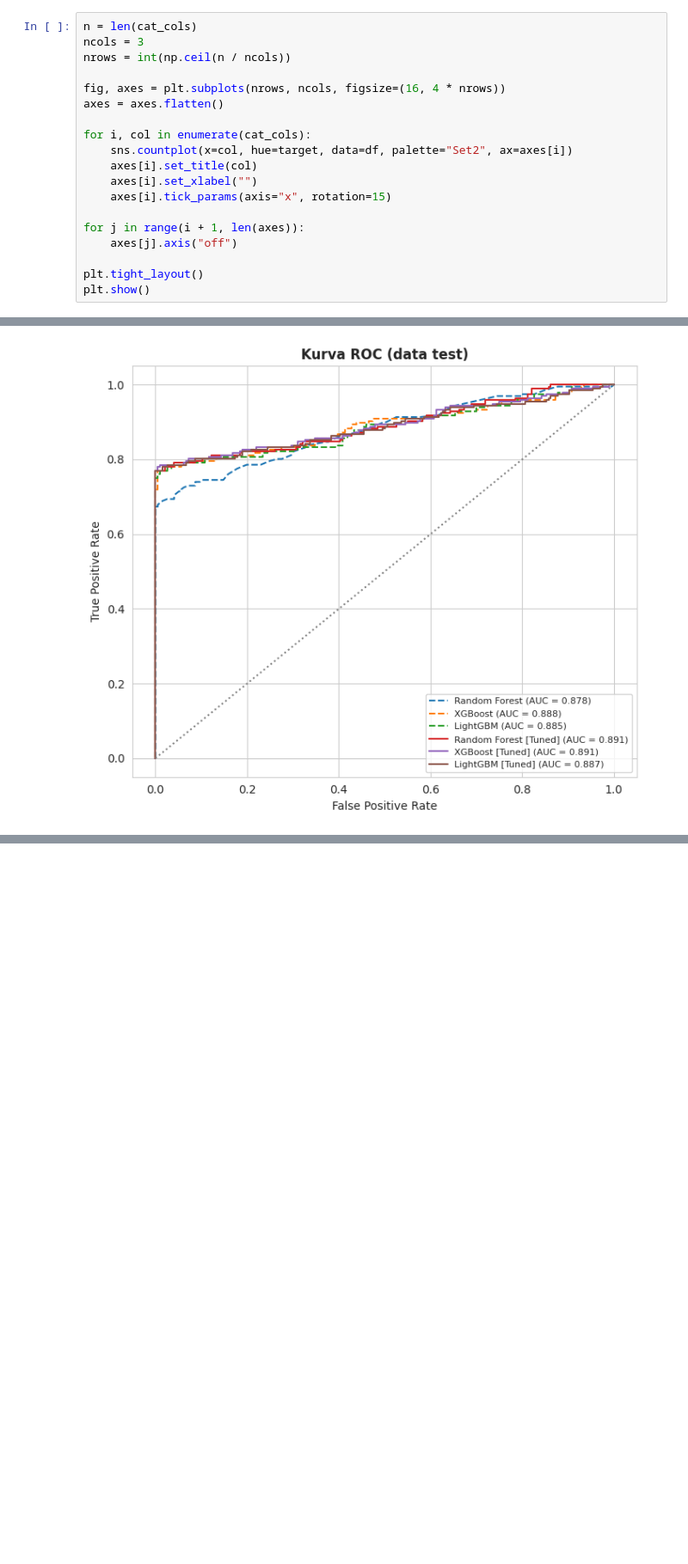
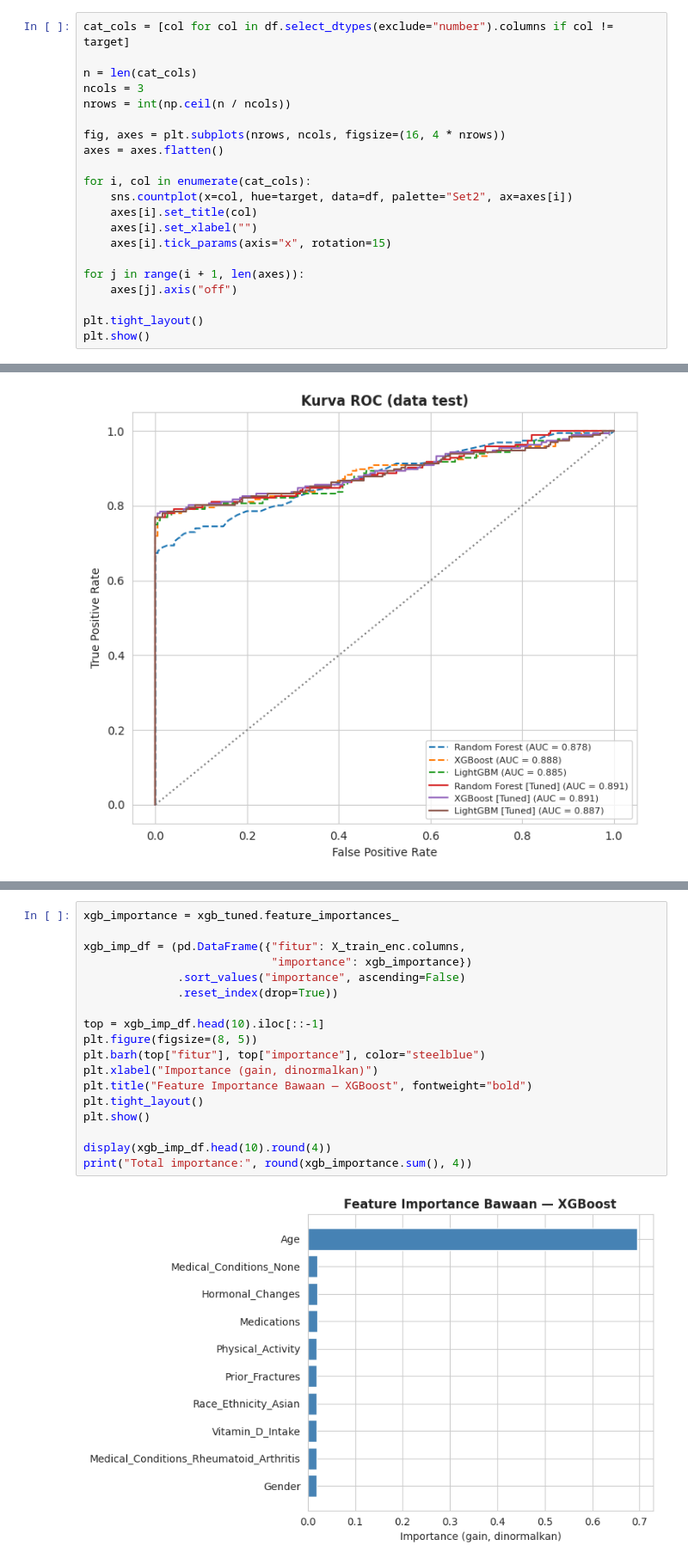
Before and after one commit to danishsuryarirta-create/Tugas_Akhir, a Jupyter notebook: Osteoporosis_TA.ipynb, the cells around one changed output, grey strips where cells are left out. Shown at 86% size. Drawn from its saved outputs; the diff is of its cells as text; blank space fills up the shorter version.

```diff
--- a/Osteoporosis_TA.ipynb
+++ b/Osteoporosis_TA.ipynb
@@ -283,6 +293,8 @@ Osteoporosis
 # %% [markdown]
 #### 3.5.3 Distribusi Fitur Kategorikal terhadap Target
 # %%
+cat_cols = [col for col in df.select_dtypes(exclude="number").columns if col != target]
+
 n = len(cat_cols)
 ncols = 3
 nrows = int(np.ceil(n / ncols))
@@ -1045,0 +1060,20 @@ plt.show()
+# %%
+xgb_importance = xgb_tuned.feature_importances_
+
+xgb_imp_df = (pd.DataFrame({"fitur": X_train_enc.columns,
+                            "importance": xgb_importance})
+              .sort_values("importance", ascending=False)
+              .reset_index(drop=True))
+
+top = xgb_imp_df.head(10).iloc[::-1]
+plt.figure(figsize=(8, 5))
+plt.barh(top["fitur"], top["importance"], color="steelblue")
+plt.xlabel("Importance (gain, dinormalkan)")
+plt.title("Feature Importance Bawaan — XGBoost", fontweight="bold")
+plt.tight_layout()
+plt.show()
+
+display(xgb_imp_df.head(10).round(4))
+print("Total importance:", round(xgb_importance.sum(), 4))
+# %% [output]
+[figure, added]
```
Also changed, not shown: parts of 6 cells of this notebook.
